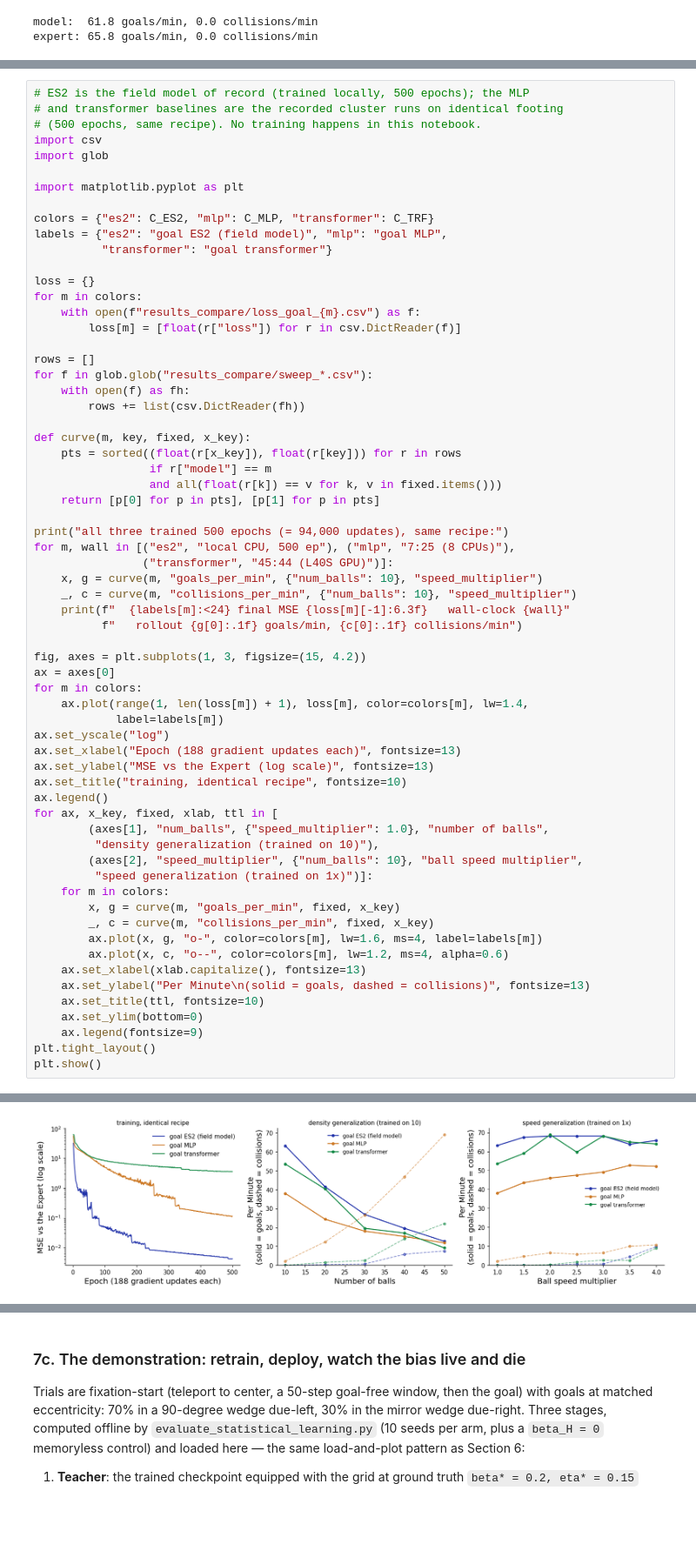
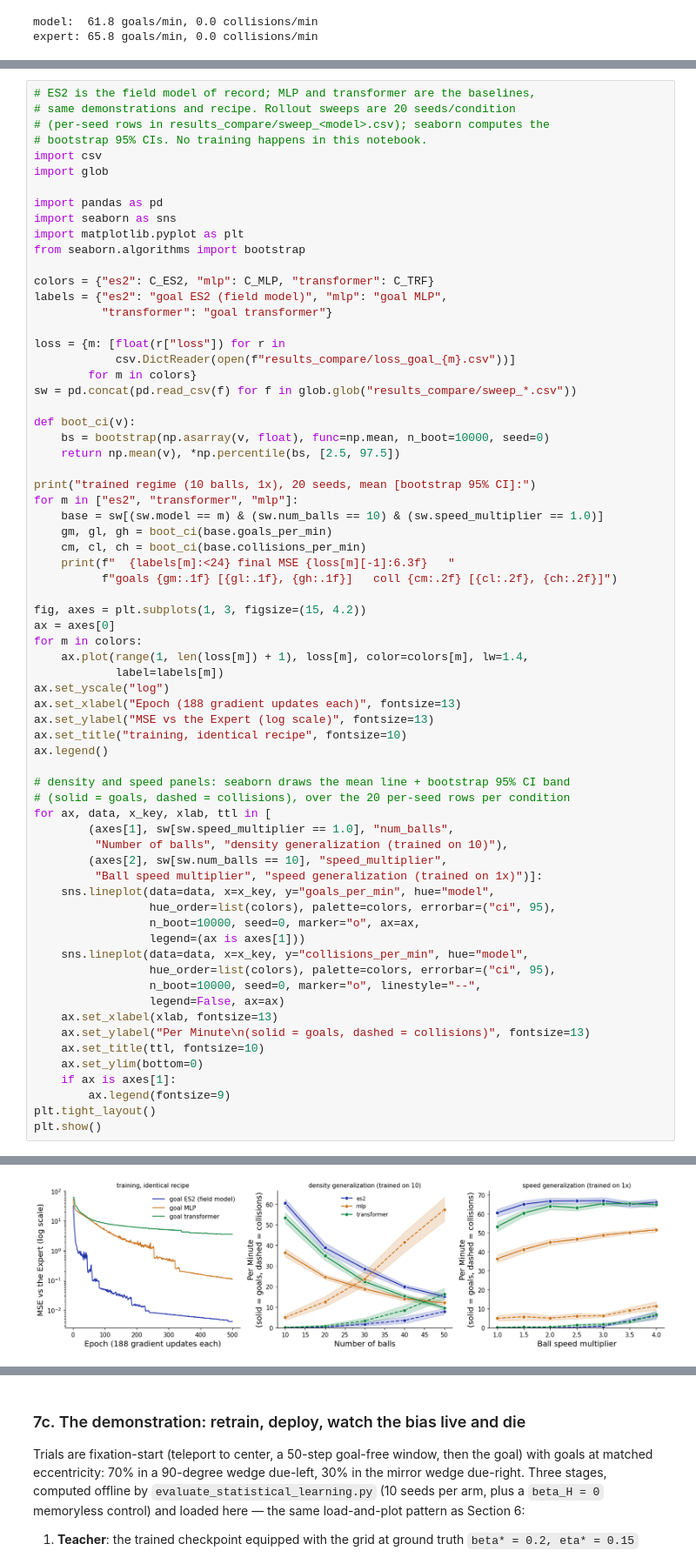
Before and after one commit to HanZhang-psych/Ego-Spatial-Sense, a Jupyter notebook: 2D-Escaping-Ball/tutorial_action_agent.ipynb, the cells around one changed output, grey strips where cells are left out. Shown at 87% size. Drawn from its saved outputs; the diff is of its cells as text; blank space fills up the shorter version.

```diff
--- a/2D-Escaping-Ball/tutorial_action_agent.ipynb
+++ b/2D-Escaping-Ball/tutorial_action_agent.ipynb
@@ -650,39 +651,36 @@ hardware-comparable; the loss-by-epoch axis is.)
 # %%
-# ES2 is the field model of record (trained locally, 500 epochs); the MLP
-# and transformer baselines are the recorded cluster runs on identical footing
-# (500 epochs, same recipe). No training happens in this notebook.
+# ES2 is the field model of record; MLP and transformer are the baselines,
+# same demonstrations and recipe. Rollout sweeps are 20 seeds/condition
+# (per-seed rows in results_compare/sweep_<model>.csv); seaborn computes the
+# bootstrap 95% CIs. No training happens in this notebook.
 import csv
 import glob
 
+import pandas as pd
+import seaborn as sns
 import matplotlib.pyplot as plt
+from seaborn.algorithms import bootstrap
 
 colors = {"es2": C_ES2, "mlp": C_MLP, "transformer": C_TRF}
 labels = {"es2": "goal ES2 (field model)", "mlp": "goal MLP",
           "transformer": "goal transformer"}
 
-loss = {}
-for m in colors:
-    with open(f"results_compare/loss_goal_{m}.csv") as f:
-        loss[m] = [float(r["loss"]) for r in csv.DictReader(f)]
+loss = {m: [float(r["loss"]) for r in
+            csv.DictReader(open(f"results_compare/loss_goal_{m}.csv"))]
+        for m in colors}
+sw = pd.concat(pd.read_csv(f) for f in glob.glob("results_compare/sweep_*.csv"))
 
-rows = []
-for f in glob.glob("results_compare/sweep_*.csv"):
-    with open(f) as fh:
-        rows += list(csv.DictReader(fh))
+def boot_ci(v):
+    bs = bootstrap(np.asarray(v, float), func=np.mean, n_boot=10000, seed=0)
+    return np.mean(v), *np.percentile(bs, [2.5, 97.5])
 
-def curve(m, key, fixed, x_key):
-    pts = sorted((float(r[x_key]), float(r[key])) for r in rows
-                 if r["model"] == m
-                 and all(float(r[k]) == v for k, v in fixed.items()))
-    return [p[0] for p in pts], [p[1] for p in pts]
-
-print("all three trained 500 epochs (= 94,000 updates), same recipe:")
-for m, wall in [("es2", "local CPU, 500 ep"), ("mlp", "7:25 (8 CPUs)"),
-                ("transformer", "45:44 (L40S GPU)")]:
-    x, g = curve(m, "goals_per_min", {"num_balls": 10}, "speed_multiplier")
-    _, c = curve(m, "collisions_per_min", {"num_balls": 10}, "speed_multiplier")
-    print(f"  {labels[m]:<24} final MSE {loss[m][-1]:6.3f}   wall-clock {wall}"
-          f"   rollout {g[0]:.1f} goals/min, {c[0]:.1f} collisions/min")
+print("trained regime (10 balls, 1x), 20 seeds, mean [bootstrap 95% CI]:")
+for m in ["es2", "transformer", "mlp"]:
+    base = sw[(sw.model == m) & (sw.num_balls == 10) & (sw.speed_multiplier == 1.0)]
+    gm, gl, gh = boot_ci(base.goals_per_min)
+    cm, cl, ch = boot_ci(base.collisions_per_min)
+    print(f"  {labels[m]:<24} final MSE {loss[m][-1]:6.3f}   "
+          f"goals {gm:.1f} [{gl:.1f}, {gh:.1f}]   coll {cm:.2f} [{cl:.2f}, {ch:.2f}]")
 
 fig, axes = plt.subplots(1, 3, figsize=(15, 4.2))
 ax = axes[0]
@@ -694,21 +692,28 @@ ax.set_xlabel("Epoch (188 gradient updates each)", fontsize=13)
 ax.set_ylabel("MSE vs the Expert (log scale)", fontsize=13)
 ax.set_title("training, identical recipe", fontsize=10)
 ax.legend()
-for ax, x_key, fixed, xlab, ttl in [
-        (axes[1], "num_balls", {"speed_multiplier": 1.0}, "number of balls",
-         "density generalization (trained on 10)"),
-        (axes[2], "speed_multiplier", {"num_balls": 10}, "ball speed multiplier",
-         "speed generalization (trained on 1x)")]:
-    for m in colors:
-        x, g = curve(m, "goals_per_min", fixed, x_key)
-        _, c = curve(m, "collisions_per_min", fixed, x_key)
-        ax.plot(x, g, "o-", color=colors[m], lw=1.6, ms=4, label=labels[m])
-        ax.plot(x, c, "o--", color=colors[m], lw=1.2, ms=4, alpha=0.6)
-    ax.set_xlabel(xlab.capitalize(), fontsize=13)
+
+# density and speed panels: seaborn draws the mean line + bootstrap 95% CI band
+# (solid = goals, dashed = collisions), over the 20 per-seed rows per condition
+for ax, data, x_key, xlab, ttl in [
+        (axes[1], sw[sw.speed_multiplier == 1.0], "num_balls",
+         "Number of balls", "density generalization (trained on 10)"),
+        (axes[2], sw[sw.num_balls == 10], "speed_multiplier",
+         "Ball speed multiplier", "speed generalization (trained on 1x)")]:
+    sns.lineplot(data=data, x=x_key, y="goals_per_min", hue="model",
+                 hue_order=list(colors), palette=colors, errorbar=("ci", 95),
+                 n_boot=10000, seed=0, marker="o", ax=ax,
+                 legend=(ax is axes[1]))
+    sns.lineplot(data=data, x=x_key, y="collisions_per_min", hue="model",
+                 hue_order=list(colors), palette=colors, errorbar=("ci", 95),
+                 n_boot=10000, seed=0, marker="o", linestyle="--",
+                 legend=False, ax=ax)
+    ax.set_xlabel(xlab, fontsize=13)
     ax.set_ylabel("Per Minute\n(solid = goals, dashed = collisions)", fontsize=13)
     ax.set_title(ttl, fontsize=10)
     ax.set_ylim(bottom=0)
-    ax.legend(fontsize=9)
+    if ax is axes[1]:
+        ax.legend(fontsize=9)
 plt.tight_layout()
 plt.show()
 # %% [output]
@@ -719,2 +724,2 @@ all three trained 500 epochs (= 94,000 updates), same recipe:
-[figure, old version]
+[figure, new version]
 # %% [markdown]
```
Also changed, not shown: parts of 4 cells of this notebook, 36 other files.
